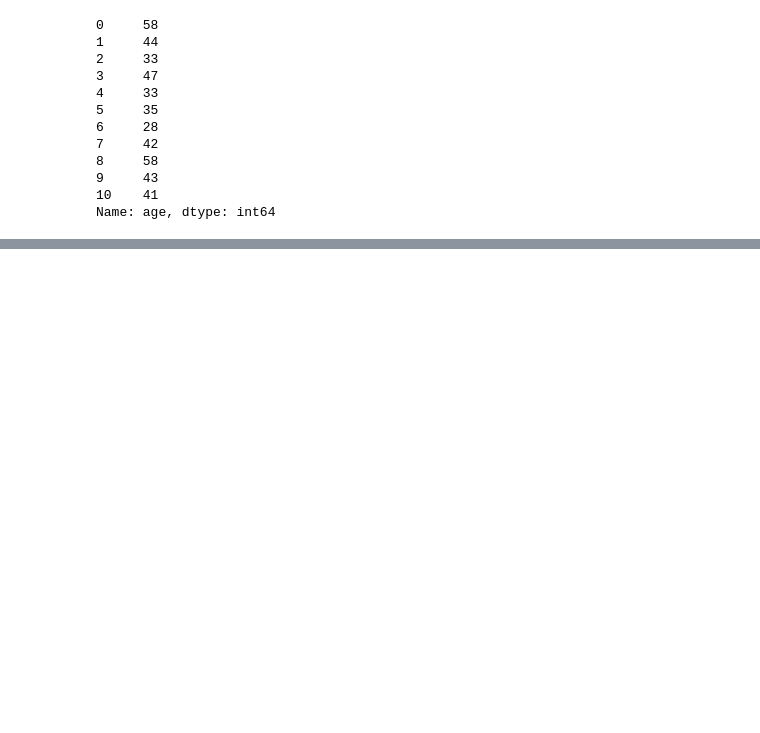
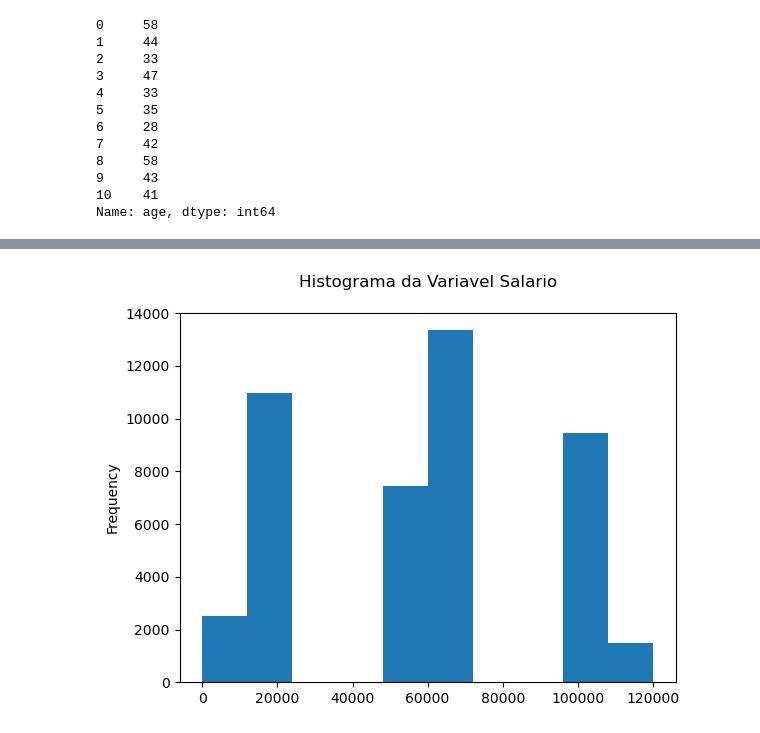
Before and after one commit to Marcelohxt/Handle-Missing-Values, a Jupyter notebook: Resolution_Handle.ipynb, the cells around one changed output, grey strips where cells are left out. Saved outputs shown, nothing was run; the diff lists cells and outputs as text; code cells hidden in the pictures; blank space fills up the shorter version.

```diff
--- a/Resolution_Handle.ipynb
+++ b/Resolution_Handle.ipynb
@@ -282,0 +406,2 @@ Name: age, dtype: int64
+# %%
+df.salary.fillna('6000', inplace = True)
@@ -282,0 +416,6 @@ Name: age, dtype: int64
+# %%
+df.salary.plot(kind = "hist")
+plt.title("Histograma da Variavel Salario\n")
+plt.show()
+# %% [output]
+[figure, added]
```
Also changed, not shown: parts of 27 cells of this notebook.
